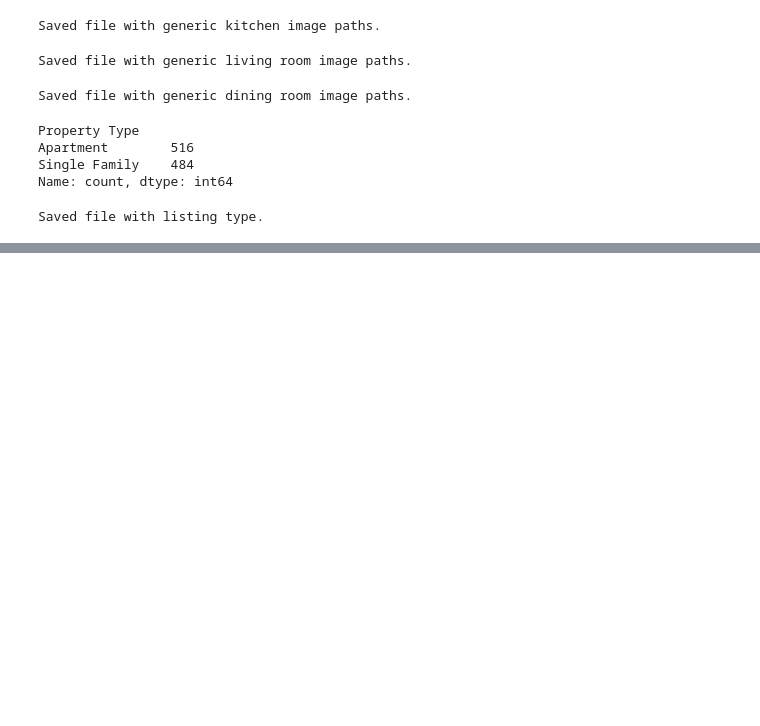
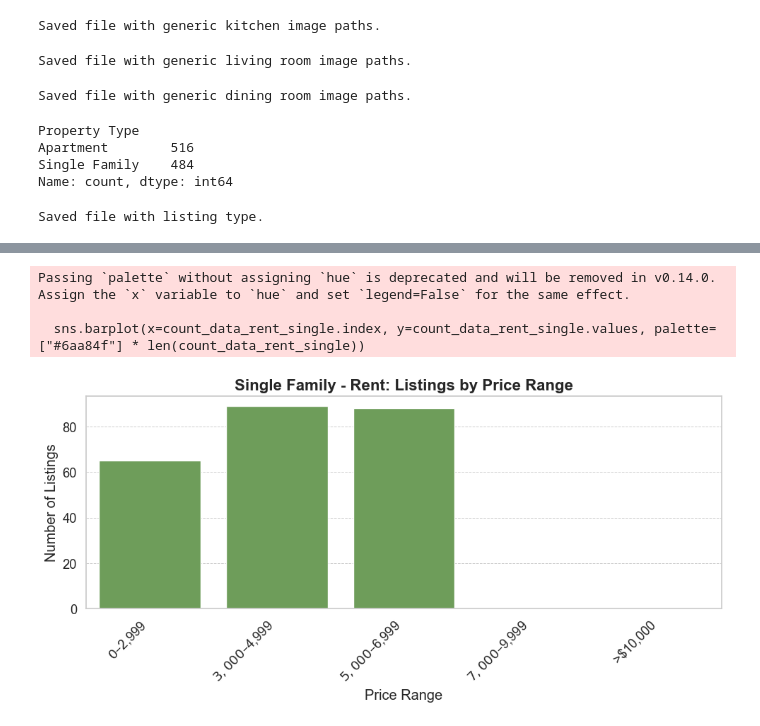
Before and after one commit to zeynnepps/RealHaven, a Jupyter notebook: data_part/data_preprocessing.ipynb, the cells around one changed output, grey strips where cells are left out. Drawn from its saved outputs; the diff is of its cells as text; code cells hidden in the pictures; blank space fills up the shorter version.

```diff
--- a/data_part/data_preprocessing.ipynb
+++ b/data_part/data_preprocessing.ipynb
@@ -731,0 +814,22 @@ df_new.to_csv("real_estate_data_v3.csv", index=False)
+# %%
+# Single Family - Rent
+df_single_rent = df_single_family[df_single_family["listing_type"] == "Rent"].copy()
+df_single_rent["price_range"] = pd.cut(df_single_rent["Price_clean"], bins=bins_rent, labels=labels_rent)
+count_data_rent_single = df_single_rent["price_range"].value_counts().reindex(labels_rent)
+
+plt.figure(figsize=(10, 5))
+sns.barplot(x=count_data_rent_single.index, y=count_data_rent_single.values, palette=["#6aa84f"] * len(count_data_rent_single))
+plt.title("Single Family - Rent: Listings by Price Range", fontsize=16, fontweight='bold')
+plt.xlabel("Price Range")
+plt.ylabel("Number of Listings")
+plt.xticks(rotation=45, ha="right")
+plt.grid(axis='y', linestyle='--', linewidth=0.7)
+plt.tight_layout()
+plt.savefig(f"{plot_dir}/single_house_rent_price_ranges.png")
+plt.show()
+plt.close()
+# %% [output]
+Passing `palette` without assigning `hue` is deprecated and will be removed in v0.14.0. Assign the `x` variable to `hue` and set `legend=False` for the same effect.
+
+  sns.barplot(x=count_data_rent_single.index, y=count_data_rent_single.values, palette=["#6aa84f"] * len(count_data_rent_single))
+[figure, added]
```
Also changed, not shown: parts of 9 cells of this notebook, 4 other files.
